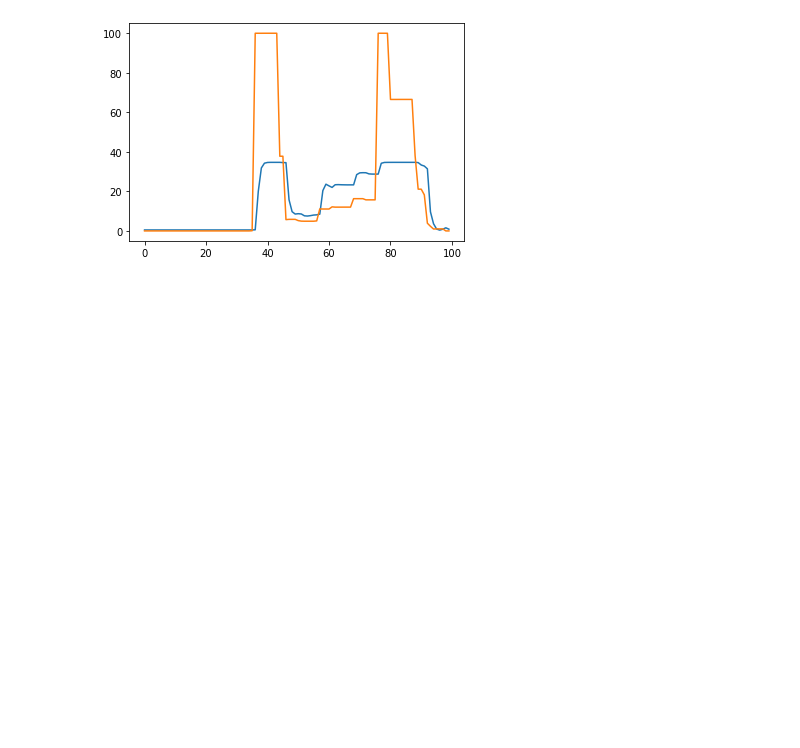
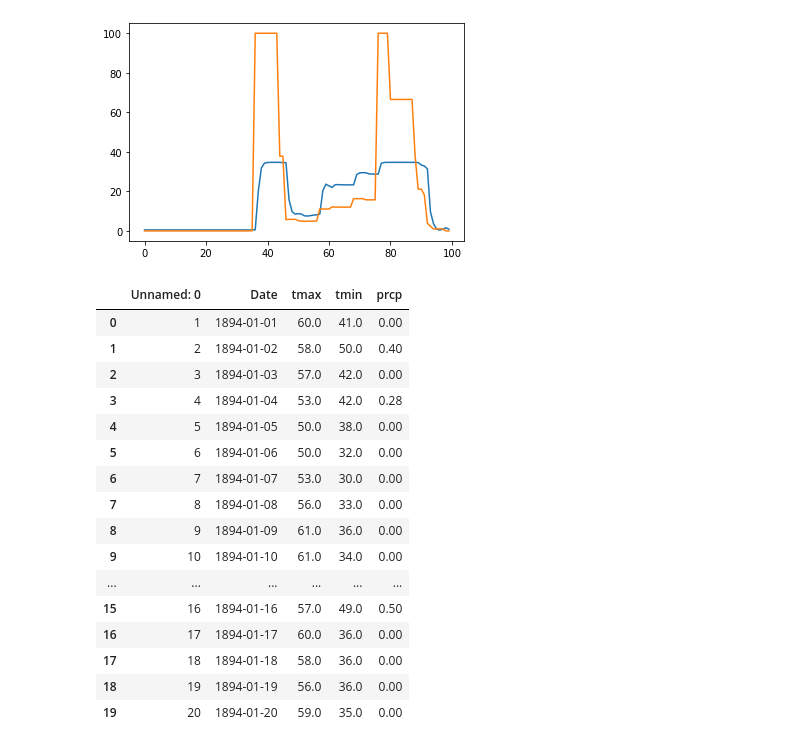
Before and after one commit to sqnguyen00/project-5-repo, a Jupyter notebook: model_1_son.ipynb, the cells around one changed output. Saved outputs shown, nothing was run; the diff lists cells and outputs as text; code cells hidden in the pictures; blank space fills up the shorter version.

```diff
--- a/model_1.ipynb
+++ b/model_1_son.ipynb
@@ -280,0 +283,22 @@ plt.plot(test_results['Actuals'][:100])
+# %%
+random_city = pd.read_csv('./temperature and precipitation/USC00042863.csv')
+# %%
+random_city.head(20)
+# %% [output]
+|  | Unnamed: 0 | Date | tmax | tmin | prcp |
+| 0 | 1 | 1894-01-01 | 60.0 | 41.0 | 0.00 |
+| 1 | 2 | 1894-01-02 | 58.0 | 50.0 | 0.40 |
+| 2 | 3 | 1894-01-03 | 57.0 | 42.0 | 0.00 |
+| 3 | 4 | 1894-01-04 | 53.0 | 42.0 | 0.28 |
+| 4 | 5 | 1894-01-05 | 50.0 | 38.0 | 0.00 |
+| 5 | 6 | 1894-01-06 | 50.0 | 32.0 | 0.00 |
+| 6 | 7 | 1894-01-07 | 53.0 | 30.0 | 0.00 |
+| 7 | 8 | 1894-01-08 | 56.0 | 33.0 | 0.00 |
+| 8 | 9 | 1894-01-09 | 61.0 | 36.0 | 0.00 |
+| 9 | 10 | 1894-01-10 | 61.0 | 34.0 | 0.00 |
+| ... | ... | ... | ... | ... | ... |
+| 15 | 16 | 1894-01-16 | 57.0 | 49.0 | 0.50 |
+| 16 | 17 | 1894-01-17 | 60.0 | 36.0 | 0.00 |
+| 17 | 18 | 1894-01-18 | 58.0 | 36.0 | 0.00 |
+| 18 | 19 | 1894-01-19 | 56.0 | 36.0 | 0.00 |
+| 19 | 20 | 1894-01-20 | 59.0 | 35.0 | 0.00 |
```
Also changed, not shown: parts of 3 cells of this notebook, 7 other files.
